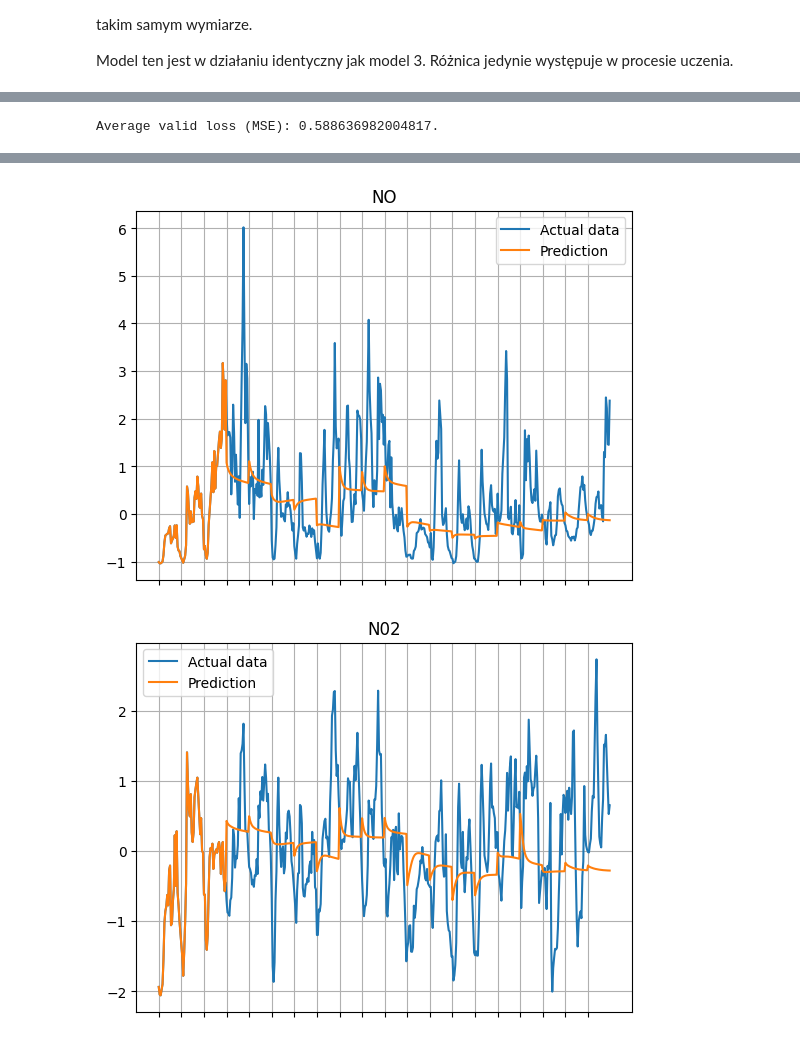
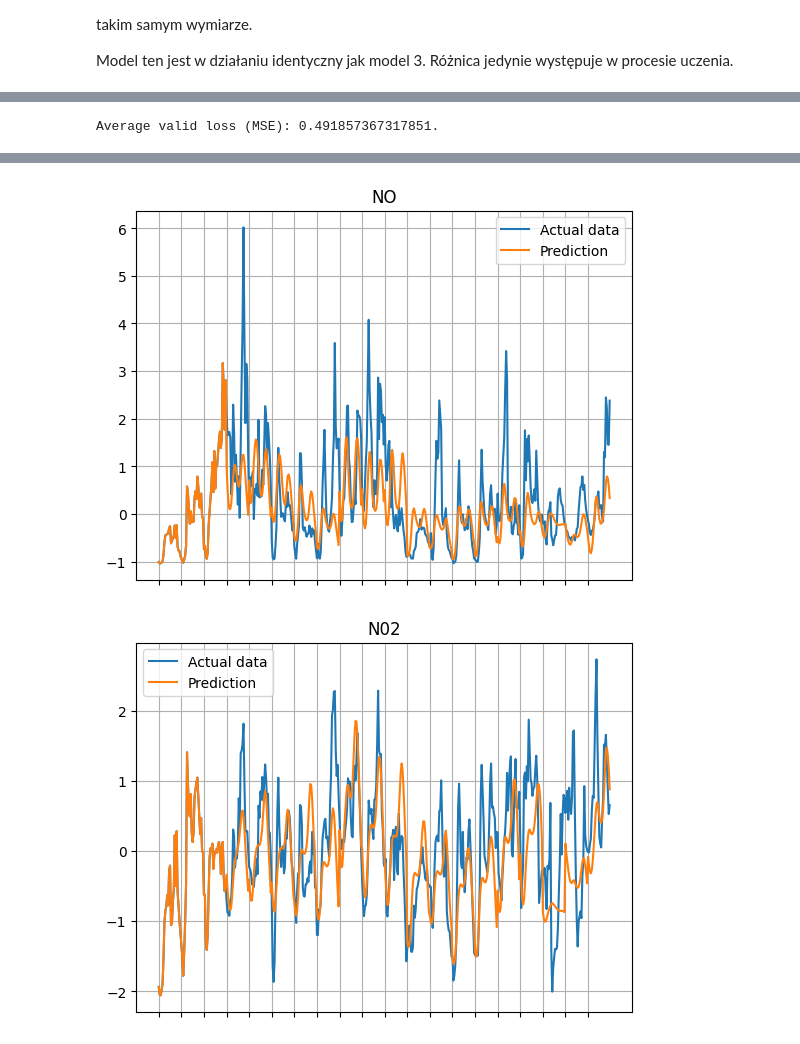
Before and after one commit to tomkepoziomke/snidl_krakow, a Jupyter notebook: krakow_model_ext.ipynb, the cells around one changed output, grey strips where cells are left out. Saved outputs shown, nothing was run; the diff lists cells and outputs as text; code cells hidden in the pictures.

Commit message:
fixes to training window

```diff
--- a/krakow_model_ext.ipynb
+++ b/krakow_model_ext.ipynb
@@ -100,11 +100,18 @@ for col in df_train.columns:
 # %%
 # Długość pojedynczej "próbki" treningowej. Tyle kolejnych obserwacji przekażemy w jednej próbce do naszej sieci podczas uczenia.
 training_window_length = 24 * 3
+# Długość danych przekazywanych podczas testów i walidacji.
+test_window_length = 24 * 3
+valid_window_length = 24 * 3
 # Z jakim przesunięciem będziemy tworzyć próbki. Np. mając dane [1, 2, 3, 4, 5, 6, 7, 8], window_length = 3 i stride = 1
 # stworzymy próbki [1, 2, 3], [2, 3, 4], [3, 4, 5] itd, a dla stride = 2 stworzymy [1, 2, 3], [3, 4, 5], [5, 6, 7] itd.
 training_window_stride = 1
+test_window_stride = 1
+valid_window_stride = 1
 # Ile kroków czasowych w przysżłość będziemy przewidywać na podstawie przekazanego okna.
 training_prediction_length = 24
+test_prediction_length = 24
+valid_prediction_length = 24
 # Liczba parametrów w pojedynczej obserwacji.
 input_size = len(df_train.columns)
 # Liczba parametrów w przewidywaniu. Z reguły taka sama i nie inaczej jest u nas. :)
@@ -120,15 +127,15 @@ for i in range(0, len(df_train) - training_window_length - training_prediction_l
     X_train.append(x)
     y_train.append(y)
 
-for i in range(0, len(df_test) - training_window_length - training_prediction_length, training_window_stride):
-    x = df_test.iloc[i : i + training_window_length].to_numpy()
-    y = df_test.iloc[i + training_window_length: i + training_window_length + training_prediction_length].to_numpy()
+for i in range(0, len(df_test) - test_window_length - test_prediction_length, test_window_stride):
+    x = df_test.iloc[i : i + test_window_length].to_numpy()
+    y = df_test.iloc[i + test_window_length: i + test_window_length + test_prediction_length].to_numpy()
     X_test.append(x)
     y_test.append(y)
 
-for i in range(0, len(df_valid) - training_window_length - training_prediction_length, training_window_stride):
-    x = df_valid.iloc[i : i + training_window_length].to_numpy()
-    y = df_valid.iloc[i + training_window_length: i + training_window_length + training_prediction_length].to_numpy()
+for i in range(0, len(df_valid) - valid_window_length - valid_prediction_length, valid_window_stride):
+    x = df_valid.iloc[i : i + valid_window_length].to_numpy()
+    y = df_valid.iloc[i + valid_window_length: i + valid_window_length + valid_prediction_length].to_numpy()
     X_valid.append(x)
     y_valid.append(y)
 
@@ -157,7 +164,6 @@ class ExtrapolationModel(nn.Module):
         output_size : Ile kroków do przodu model będzie przewidywał.
         hidden_state_size : Rozmiar stanu ukrytego.
         num_stacks : Liczba warstw w sieci LSTM.
-        dense_layers : Warstwy "klasycznej" sieci.
         include_cell_state : Czy do sieci gęstej przekazujemy tylko hidden state sieci LSTM, czy zarówno hidden jak i cell state.
         dropout : Parametr `dropout` w sieci LSTM.
         lstm : Sieć LSTM.
@@ -289,27 +295,24 @@ class ExtrapolationModel(nn.Module):
 # %%
 model = ExtrapolationModel(input_size = input_size,
                            output_size = training_prediction_length,
-                           hidden_state_size = 100,
-                           num_stacks = 2,
+                           hidden_state_size = 50,
+                           num_stacks = 5,
                            dropout = 0.5,
                            include_cell_state = False,
                            dense_layers = [
-   nn.Linear(100 * 2 * 1, 1000),
+   nn.Linear(50 * 5 * 1, 500),
    nn.ReLU(),
    nn.Dropout(p = 0.5),
-   nn.Linear(1000, 250),
-   nn.ReLU(),
-   nn.Dropout(p = 0.5),
-   nn.Linear(250, output_size),
+   nn.Linear(500, output_size),
 ])
 
 device = 'cuda:0' if torch.cuda.is_available() else 'cpu'
 device = torch.device(device)
 model = model.to(device)
 
-num_epochs = 1
+num_epochs = 10
 learning_rate = 0.0005
-learning_gamma = 1
+learning_gamma = 0.9
 
 results = model.fit(
    train_dl,
@@ -330,8 +350,8 @@ model_cpu = model.cpu()
 model_cpu.eval()
 
 # Jak duże będzie okno danych przekazanych do predykcji.
-prediction_input_length = training_window_length
-prediction_output_length = training_prediction_length
+prediction_input_length = valid_window_length
+prediction_output_length = valid_prediction_length
 
 with torch.no_grad():
     total_loss = 0
@@ -344,7 +364,7 @@ with torch.no_grad():
 
     print(f'Average valid loss (MSE): {total_loss}.')
 # %% [output]
-Average valid loss (MSE): 0.588636982004817.
+Average valid loss (MSE): 0.491857367317851.
 # %%
 from datetime import datetime
 import os
@@ -387,11 +407,11 @@ for observation in continuous_data[:prediction_input_length]:
 
 total_num_of_predictions = (len(continuous_data) - prediction_input_length) // training_prediction_length
 for i in range(total_num_of_predictions):
-    slice = continuous_data[i * training_prediction_length : i * training_prediction_length + prediction_input_length]
+    slice = continuous_data[i * prediction_output_length : i * prediction_output_length + prediction_input_length]
     slice = torch.tensor(slice)
     slice = torch.unsqueeze(slice, dim = 0).float()
     with torch.no_grad():
-        prediction = model_cpu(slice).reshape((training_prediction_length, output_size)).numpy()
+        prediction = model_cpu(slice).reshape((prediction_output_length, output_size)).numpy()
         for p in prediction:
             preds.append(p)
 
@@ -415,2 +435,2 @@ for pred, ob, col in zip(preds, obs, df_valid.columns):
-[figure, old version]
+[figure, new version]
-[figure, old version]
+[figure, new version]
```
Also changed, not shown: parts of 2 cells of this notebook, 13 other files.
